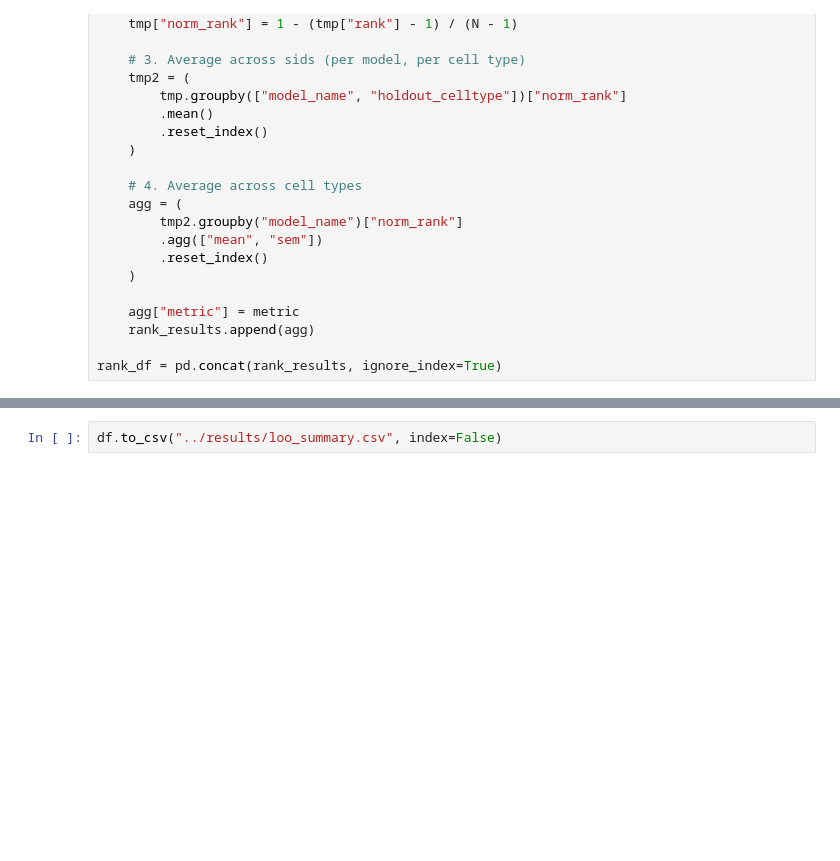
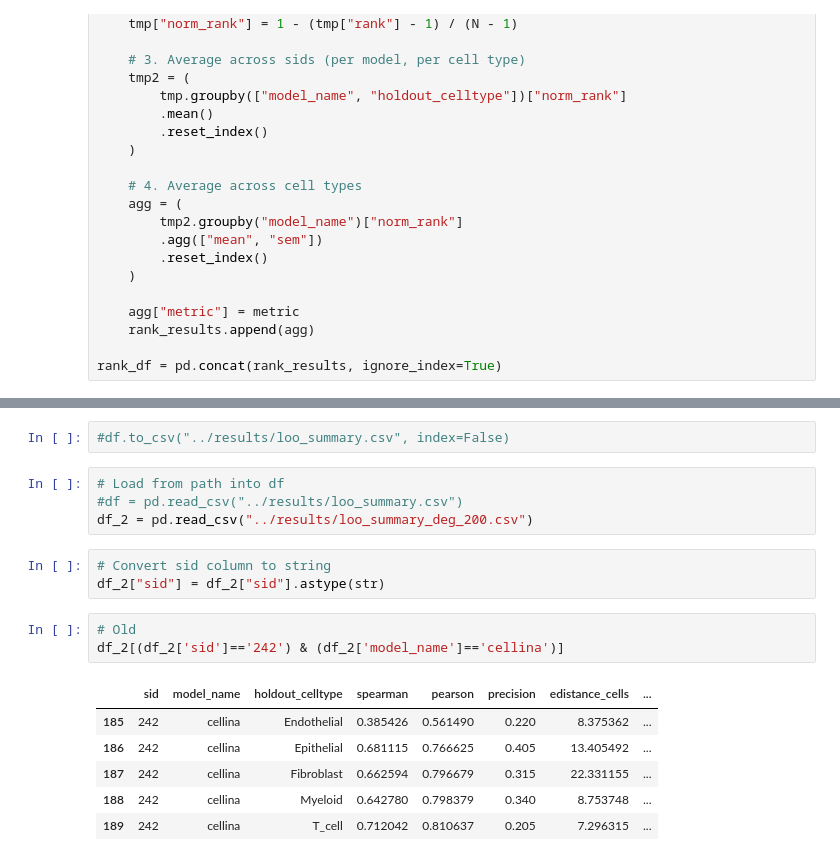
Before and after one commit to PMBio/cellina-reproducibility, a Jupyter notebook: notebooks/ood_plots.ipynb, the cells around one changed output, grey strips where cells are left out. Cells and saved outputs as stored; diff of their text form; blank space fills up the shorter version.

```diff
--- a/notebooks/ood_plots.ipynb
+++ b/notebooks/ood_plots.ipynb
@@ -547,2 +521,19 @@ plot_model_comparison(
 # %%
-df.to_csv("../results/loo_summary.csv", index=False)
+#df.to_csv("../results/loo_summary.csv", index=False)
+# %%
+# Load from path into df
+#df = pd.read_csv("../results/loo_summary.csv")
+df_2 = pd.read_csv("../results/loo_summary_deg_200.csv")
+# %%
+# Convert sid column to string
+df_2["sid"] = df_2["sid"].astype(str)
+# %%
+# Old
+df_2[(df_2['sid']=='242') & (df_2['model_name']=='cellina')]
+# %% [output]
+|  | sid | model_name | holdout_celltype | spearman | pearson | precision | edistance_cells | ... |
+| 185 | 242 | cellina | Endothelial | 0.385426 | 0.561490 | 0.220 | 8.375362 | ... |
+| 186 | 242 | cellina | Epithelial | 0.681115 | 0.766625 | 0.405 | 13.405492 | ... |
+| 187 | 242 | cellina | Fibroblast | 0.662594 | 0.796679 | 0.315 | 22.331155 | ... |
+| 188 | 242 | cellina | Myeloid | 0.642780 | 0.798379 | 0.340 | 8.753748 | ... |
+| 189 | 242 | cellina | T_cell | 0.712042 | 0.810637 | 0.205 | 7.296315 | ... |
```
Also changed, not shown: parts of 12 cells of this notebook, 9 other files.
